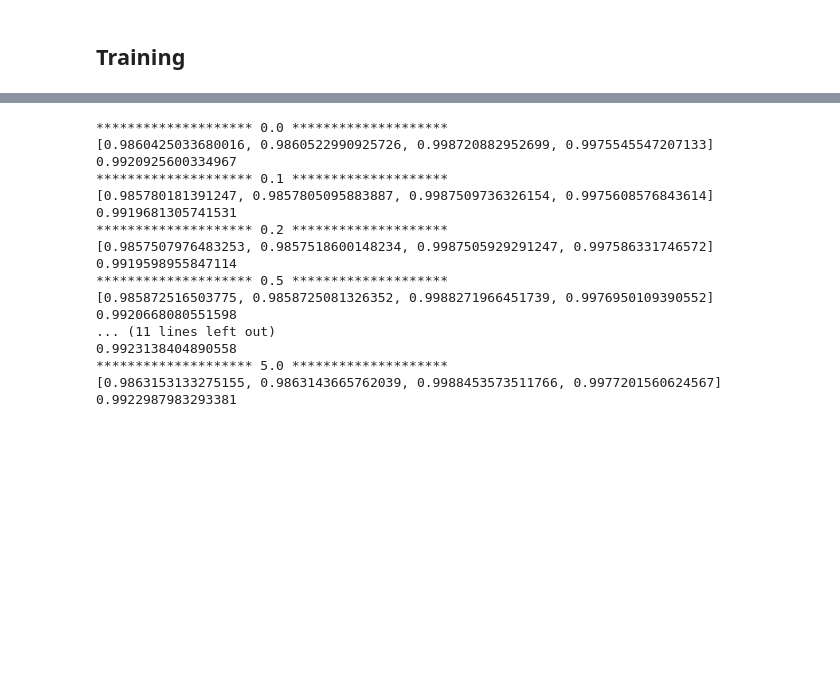
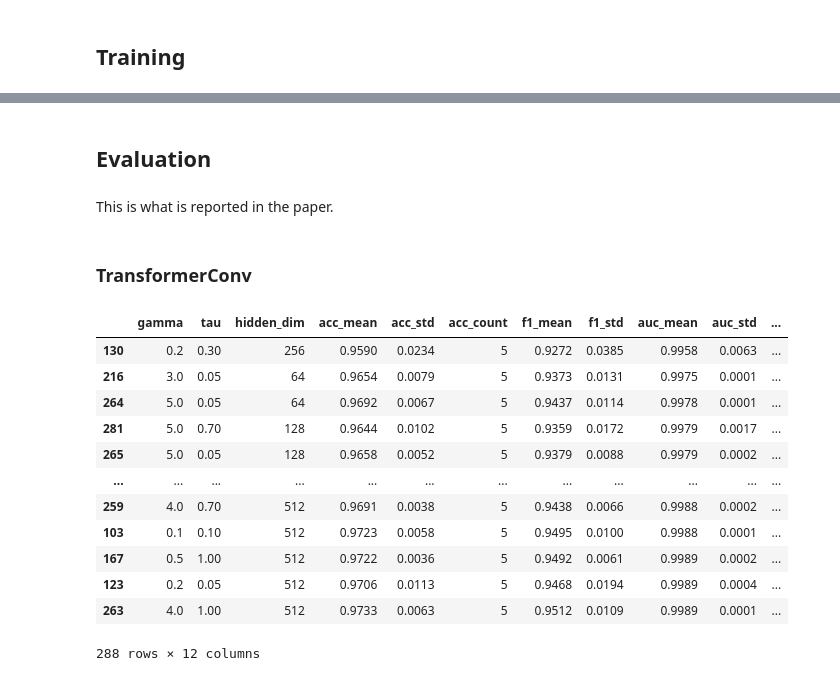
Before and after one commit to loooooooopi/scMeta, a Jupyter notebook: Reproducibility/scMeta_5foldCV.ipynb, the cells around one changed output, grey strips where cells are left out. Cells and saved outputs as stored; diff of their text form; code cells hidden in the pictures; blank space fills up the shorter version.

```diff
--- a/Reproducibility/scMeta_5foldCV.ipynb
+++ b/Reproducibility/scMeta_5foldCV.ipynb
@@ -544,27 +613,22 @@ for gamma in [0.0, 0.1, 0.2, 0.5, 1.0, 2.0, 3.0, 4.0, 5.0]:
-# %%
-metrics = ['ACC', 'F1', 'AUROC', 'AUPRC']
-for gamma in all_results.keys():
-    print('*'*20, gamma, '*'*20)
-    res = []
-    for metric in metrics:
-        res.append((all_results[gamma][metric].mean()))
-    print(res)
-    print(np.mean(res))
-# %% [output]
-******************** 0.0 ********************
-[0.9860425033680016, 0.9860522990925726, 0.998720882952699, 0.9975545547207133]
-0.9920925600334967
-******************** 0.1 ********************
-[0.985780181391247, 0.9857805095883887, 0.9987509736326154, 0.9975608576843614]
-0.9919681305741531
-******************** 0.2 ********************
-[0.9857507976483253, 0.9857518600148234, 0.9987505929291247, 0.997586331746572]
-0.9919598955847114
-******************** 0.5 ********************
-[0.985872516503775, 0.9858725081326352, 0.9988271966451739, 0.9976950109390552]
-0.9920668080551598
-... (11 lines left out)
-0.9923138404890558
-******************** 5.0 ********************
-[0.9863153133275155, 0.9863143665762039, 0.9988453573511766, 0.9977201560624567]
-0.9922987983293381
+# %% [markdown]
+## Evaluation
+# %% [markdown]
+This is what is reported in the paper.
+# %% [markdown]
+### TransformerConv
+# %%
+pd.read_csv('/scratch/gilbreth/wang3712/Metastasis_single_cell_TransformerConv//summary_statistics.csv').sort_values(by='auc_mean')
+# %% [output]
+|  | gamma | tau | hidden_dim | acc_mean | acc_std | acc_count | f1_mean | f1_std | auc_mean | auc_std | ... |
+| 130 | 0.2 | 0.30 | 256 | 0.9590 | 0.0234 | 5 | 0.9272 | 0.0385 | 0.9958 | 0.0063 | ... |
+| 216 | 3.0 | 0.05 | 64 | 0.9654 | 0.0079 | 5 | 0.9373 | 0.0131 | 0.9975 | 0.0001 | ... |
+| 264 | 5.0 | 0.05 | 64 | 0.9692 | 0.0067 | 5 | 0.9437 | 0.0114 | 0.9978 | 0.0001 | ... |
+| 281 | 5.0 | 0.70 | 128 | 0.9644 | 0.0102 | 5 | 0.9359 | 0.0172 | 0.9979 | 0.0017 | ... |
+| 265 | 5.0 | 0.05 | 128 | 0.9658 | 0.0052 | 5 | 0.9379 | 0.0088 | 0.9979 | 0.0002 | ... |
+| ... | ... | ... | ... | ... | ... | ... | ... | ... | ... | ... | ... |
+| 259 | 4.0 | 0.70 | 512 | 0.9691 | 0.0038 | 5 | 0.9438 | 0.0066 | 0.9988 | 0.0002 | ... |
+| 103 | 0.1 | 0.10 | 512 | 0.9723 | 0.0058 | 5 | 0.9495 | 0.0100 | 0.9988 | 0.0001 | ... |
+| 167 | 0.5 | 1.00 | 512 | 0.9722 | 0.0036 | 5 | 0.9492 | 0.0061 | 0.9989 | 0.0002 | ... |
+| 123 | 0.2 | 0.05 | 512 | 0.9706 | 0.0113 | 5 | 0.9468 | 0.0194 | 0.9989 | 0.0004 | ... |
+| 263 | 4.0 | 1.00 | 512 | 0.9733 | 0.0063 | 5 | 0.9512 | 0.0109 | 0.9989 | 0.0001 | ... |
+288 rows × 12 columns
```
Also changed, not shown: parts of 39 cells of this notebook, 3 other files.
